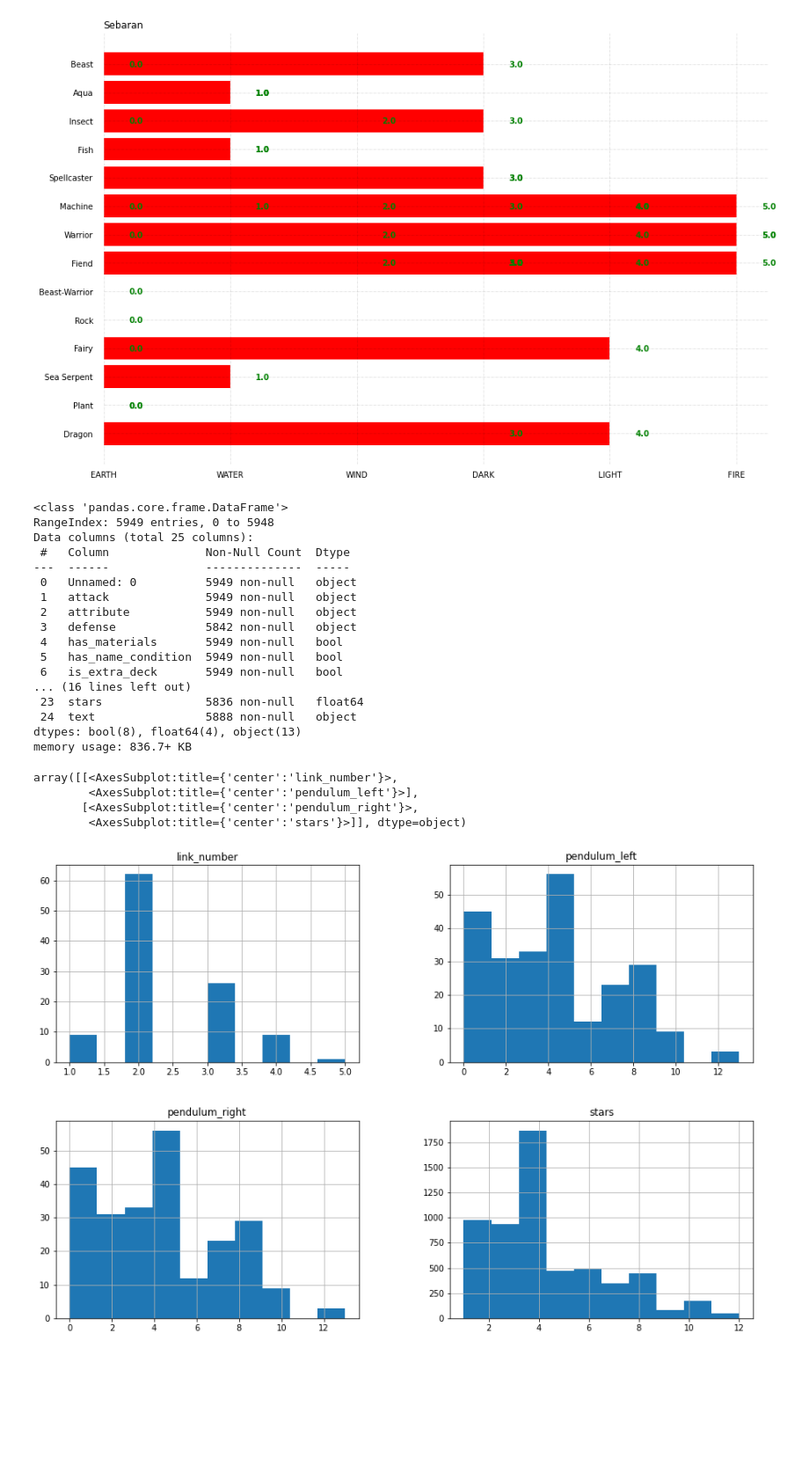
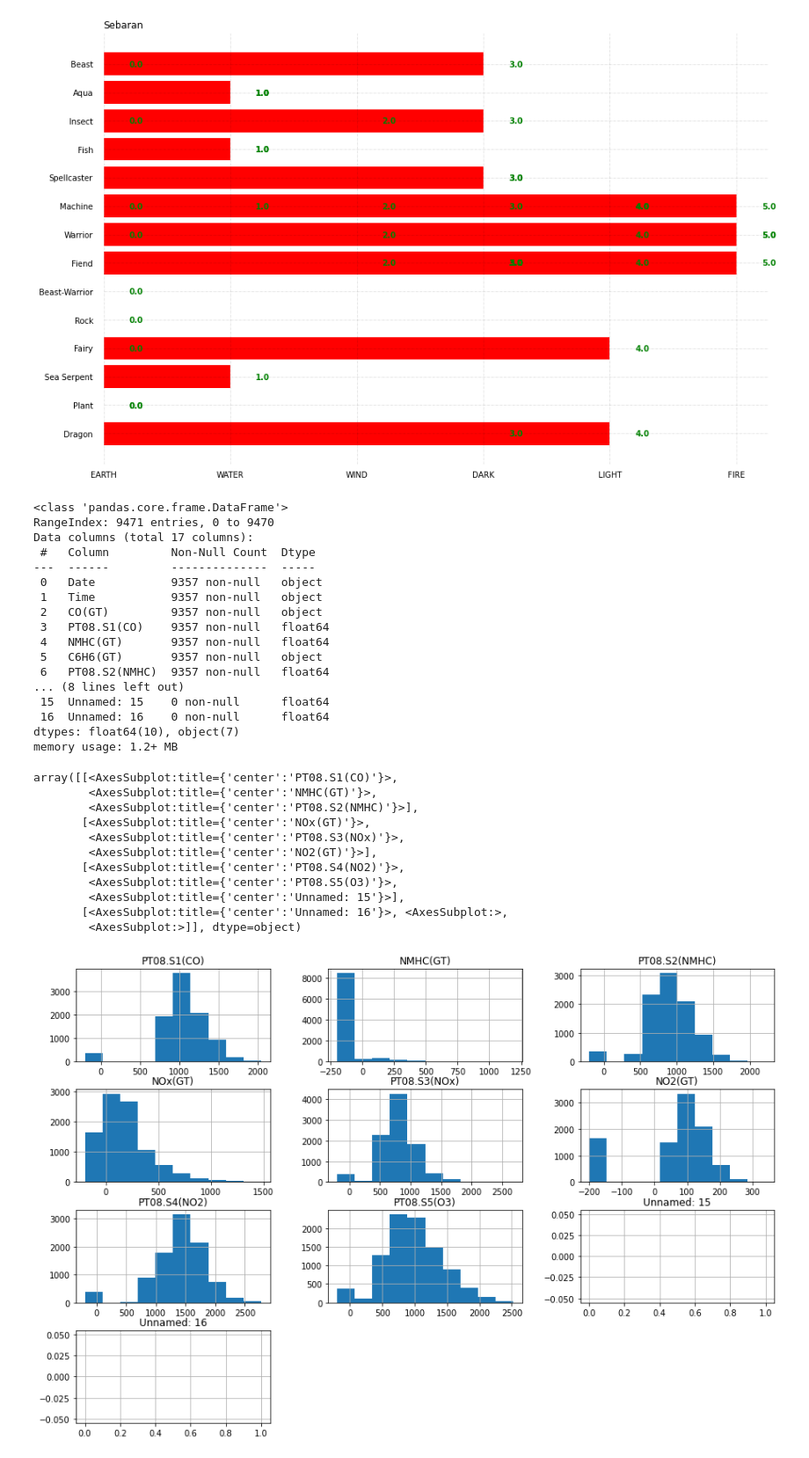
Before and after one commit to miftahudinfaiz/UAS-EDA, a Jupyter notebook: UAS-EDA.ipynb, the cells around one changed output. Shown at 88% size. Cells and saved outputs as stored; diff of their text form; code cells hidden in the pictures; blank space fills up the shorter version.

```diff
--- a/UAS-EDA.ipynb
+++ b/UAS-EDA.ipynb
@@ -6,5 +6,5 @@ import pandas as pd
 import matplotlib.pyplot as plt
 import seaborn as sns
 # %%
-data = pd.read_csv('D:\\Kulyeah\\Semester 4\\Big Data\\UAS-EDA\\AirQualityUCI.csv', sep=';')
+df = pd.read_csv('D:\\Kulyeah\\Semester 4\\Big Data\\UAS-EDA\\AirQualityUCI.csv', sep=';')
 # %%
@@ -153,33 +155,40 @@ plt.show()
 # %% [output]
 [figure]
 # %%
-data.info()
+df.info()
 # %% [output]
 <class 'pandas.core.frame.DataFrame'>
-RangeIndex: 5949 entries, 0 to 5948
-Data columns (total 25 columns):
- #   Column              Non-Null Count  Dtype
----  ------              --------------  -----
- 0   Unnamed: 0          5949 non-null   object
- 1   attack              5949 non-null   object
- 2   attribute           5949 non-null   object
- 3   defense             5842 non-null   object
- 4   has_materials       5949 non-null   bool
- 5   has_name_condition  5949 non-null   bool
- 6   is_extra_deck       5949 non-null   bool
-... (16 lines left out)
- 23  stars               5836 non-null   float64
- 24  text                5888 non-null   object
-dtypes: bool(8), float64(4), object(13)
-memory usage: 836.7+ KB
+RangeIndex: 9471 entries, 0 to 9470
+Data columns (total 17 columns):
+ #   Column         Non-Null Count  Dtype
+---  ------         --------------  -----
+ 0   Date           9357 non-null   object
+ 1   Time           9357 non-null   object
+ 2   CO(GT)         9357 non-null   object
+ 3   PT08.S1(CO)    9357 non-null   float64
+ 4   NMHC(GT)       9357 non-null   float64
+ 5   C6H6(GT)       9357 non-null   object
+ 6   PT08.S2(NMHC)  9357 non-null   float64
+... (8 lines left out)
+ 15  Unnamed: 15    0 non-null      float64
+ 16  Unnamed: 16    0 non-null      float64
+dtypes: float64(10), object(7)
+memory usage: 1.2+ MB
 # %%
 fig, ax = plt.subplots(figsize=(15,10))
-data.hist(ax=ax)
+df.hist(ax=ax)
 # %% [output]
-array([[<AxesSubplot:title={'center':'link_number'}>,
-        <AxesSubplot:title={'center':'pendulum_left'}>],
-       [<AxesSubplot:title={'center':'pendulum_right'}>,
-        <AxesSubplot:title={'center':'stars'}>]], dtype=object)
+array([[<AxesSubplot:title={'center':'PT08.S1(CO)'}>,
+        <AxesSubplot:title={'center':'NMHC(GT)'}>,
+        <AxesSubplot:title={'center':'PT08.S2(NMHC)'}>],
+       [<AxesSubplot:title={'center':'NOx(GT)'}>,
+        <AxesSubplot:title={'center':'PT08.S3(NOx)'}>,
+        <AxesSubplot:title={'center':'NO2(GT)'}>],
+       [<AxesSubplot:title={'center':'PT08.S4(NO2)'}>,
+        <AxesSubplot:title={'center':'PT08.S5(O3)'}>,
+        <AxesSubplot:title={'center':'Unnamed: 15'}>],
+       [<AxesSubplot:title={'center':'Unnamed: 16'}>, <AxesSubplot:>,
+        <AxesSubplot:>]], dtype=object)
-[figure, old version]
+[figure, new version]
 # %%
 fig, ax = plt.subplots(figsize=(15,10))
```
Also changed, not shown: parts of 9 cells of this notebook.
